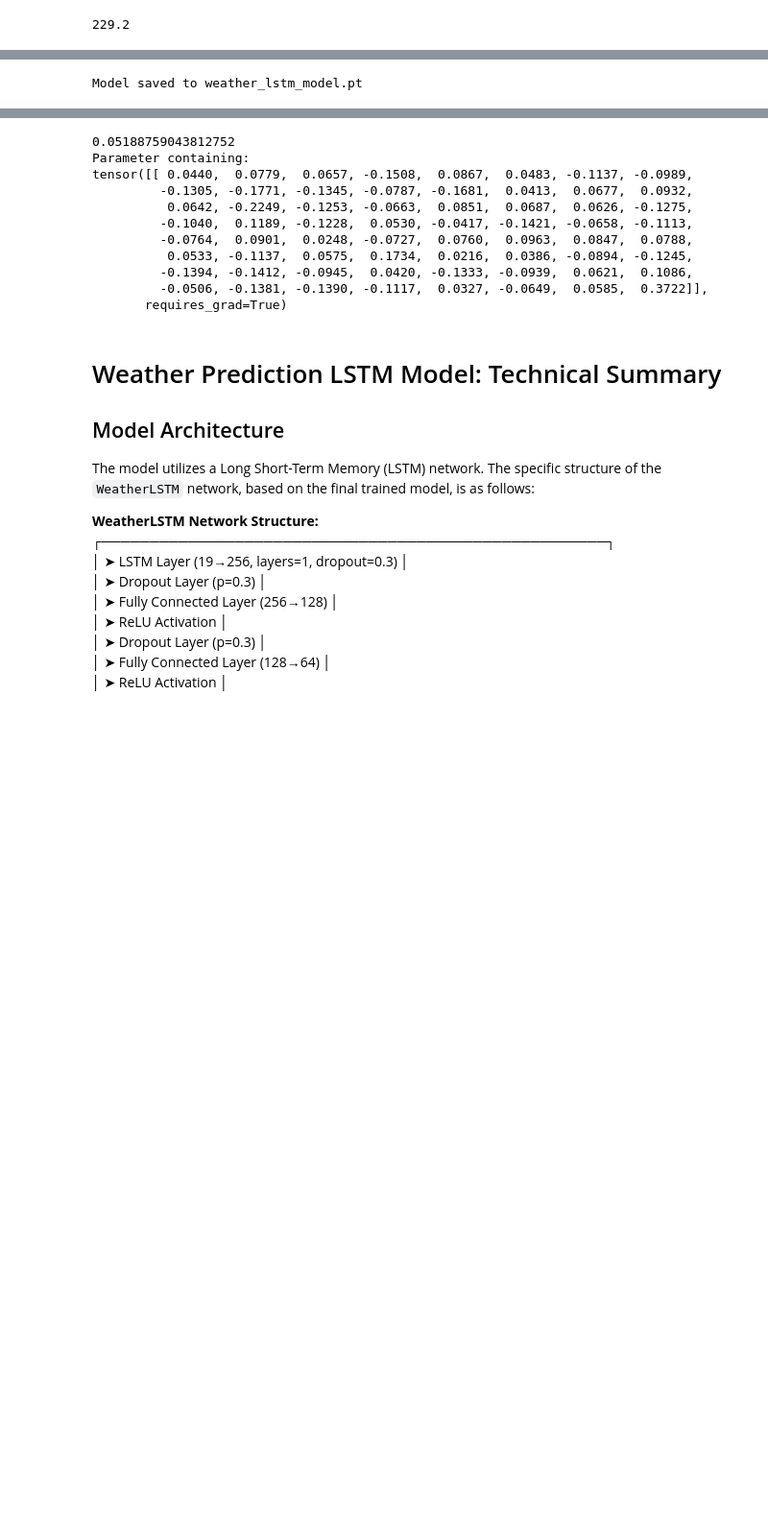
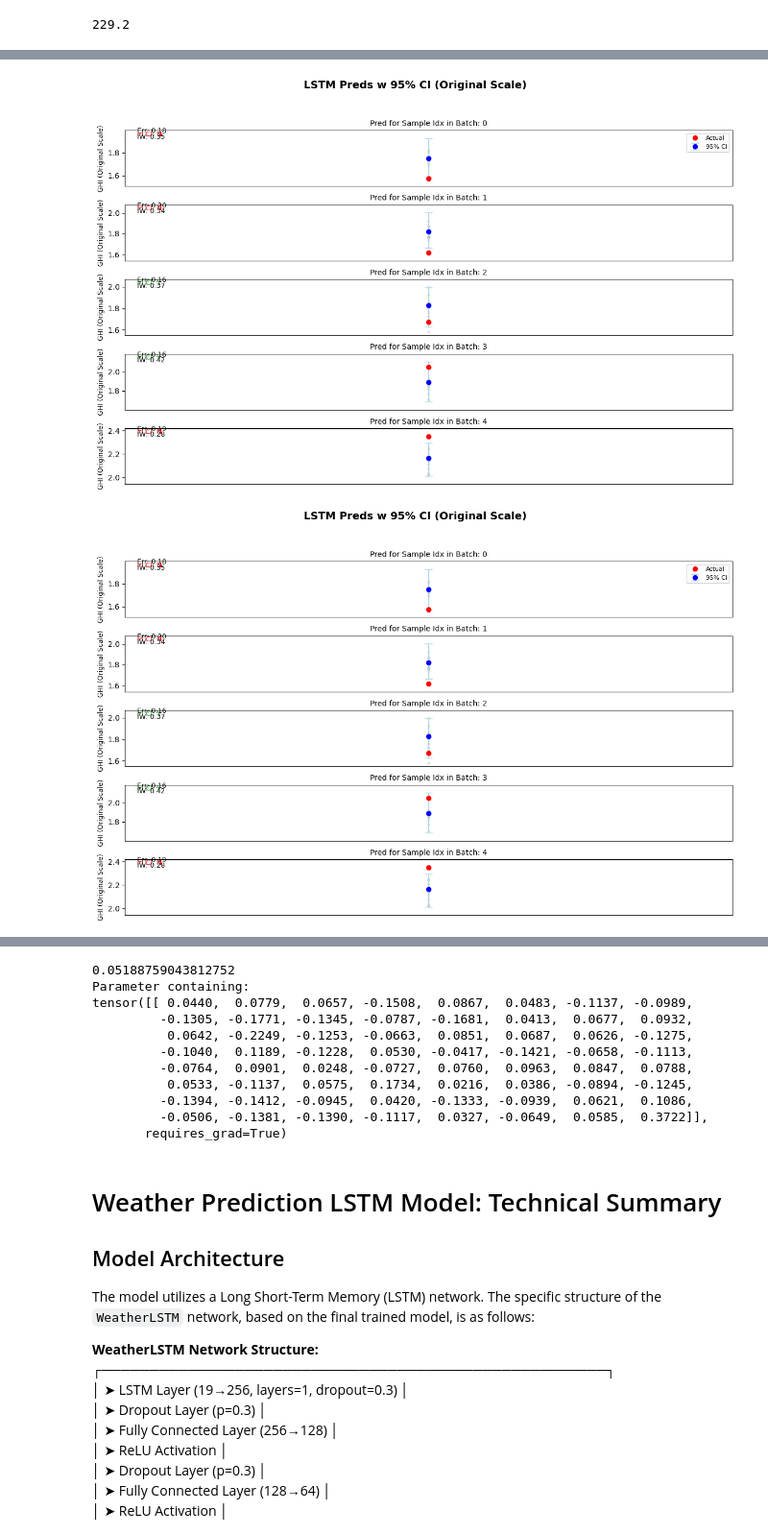
Before and after one commit to itxtx/solar_prediction, a Jupyter notebook: solar_data_notebook_lstm.ipynb, the cells around one changed output, grey strips where cells are left out. Shown at 96% size. Drawn from its saved outputs; the diff is of its cells as text; code cells hidden in the pictures; blank space fills up the shorter version.

```diff
--- a/solar_data_notebook_lstm.ipynb
+++ b/solar_data_notebook_lstm.ipynb
@@ -456,4 +451,0 @@ plt.show()
-# %%
-model.save('weather_lstm_model.pt')
-# %% [output]
-Model saved to weather_lstm_model.pt
@@ -462,3 +458,13 @@ pred_with_uncertainty = model.predict_with_uncertainty(X_test[0:100], mc_samples
+# %%
+model.plot_prediction_with_uncertainty(X_test[0:100],y_test[0:100],mc_samples=30,
+                                       target_scaler=scalers.get(full_transform_details.get('target_scaler_name')),
+                                       transform_info=full_transform_details, # This should be the output from data_prep
+                                        scalers_dict=scalers,
+                                        device = device,
+                                        max_samples_to_plot = 5)
+# %% [output]
+[figure, added]
+[figure, added]
 # %%
 # plot uncertainty
 plt.figure(figsize=(12, 6))
```
Also changed, not shown: parts of 15 cells of this notebook, 4 other files.
